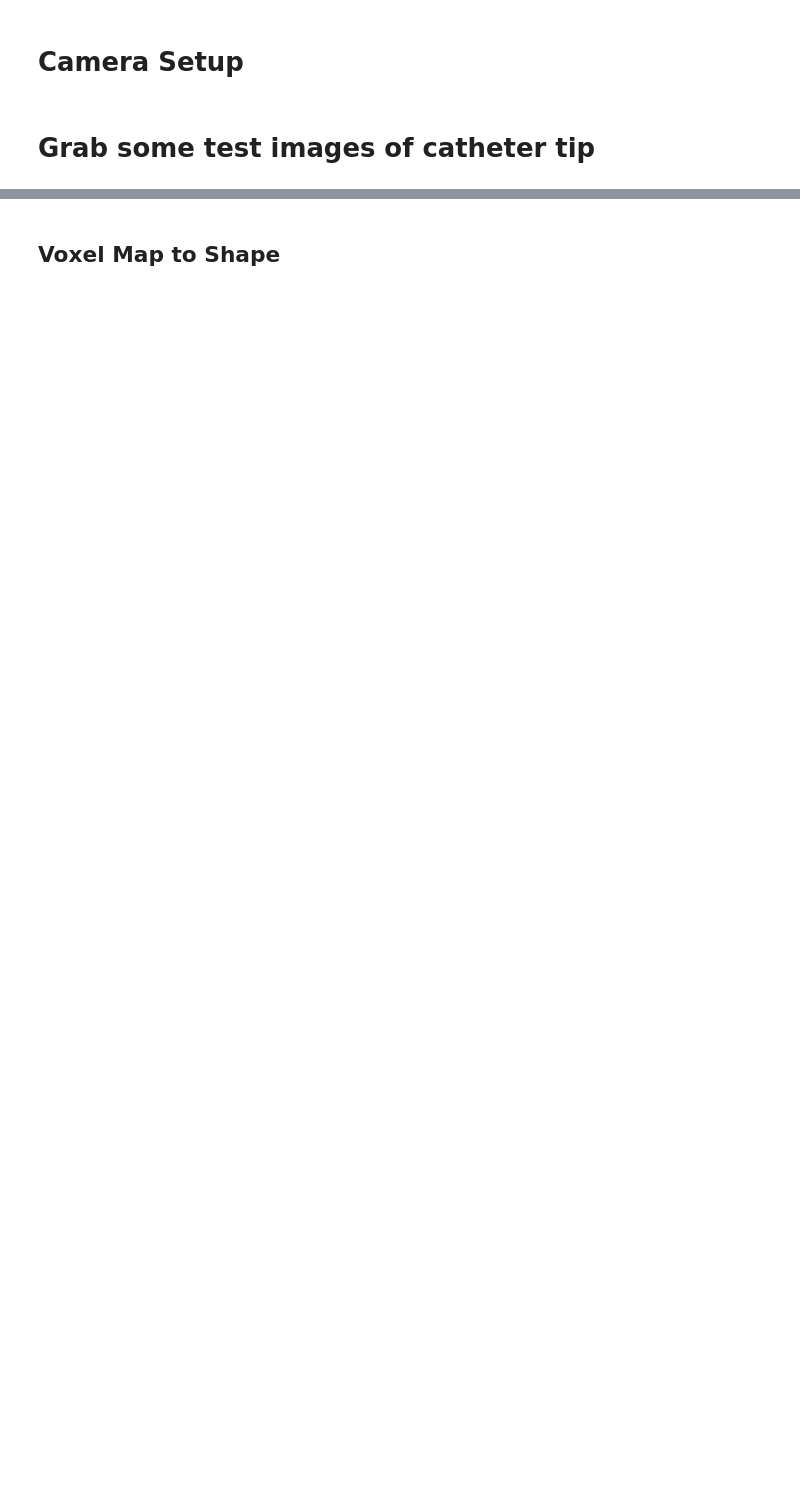
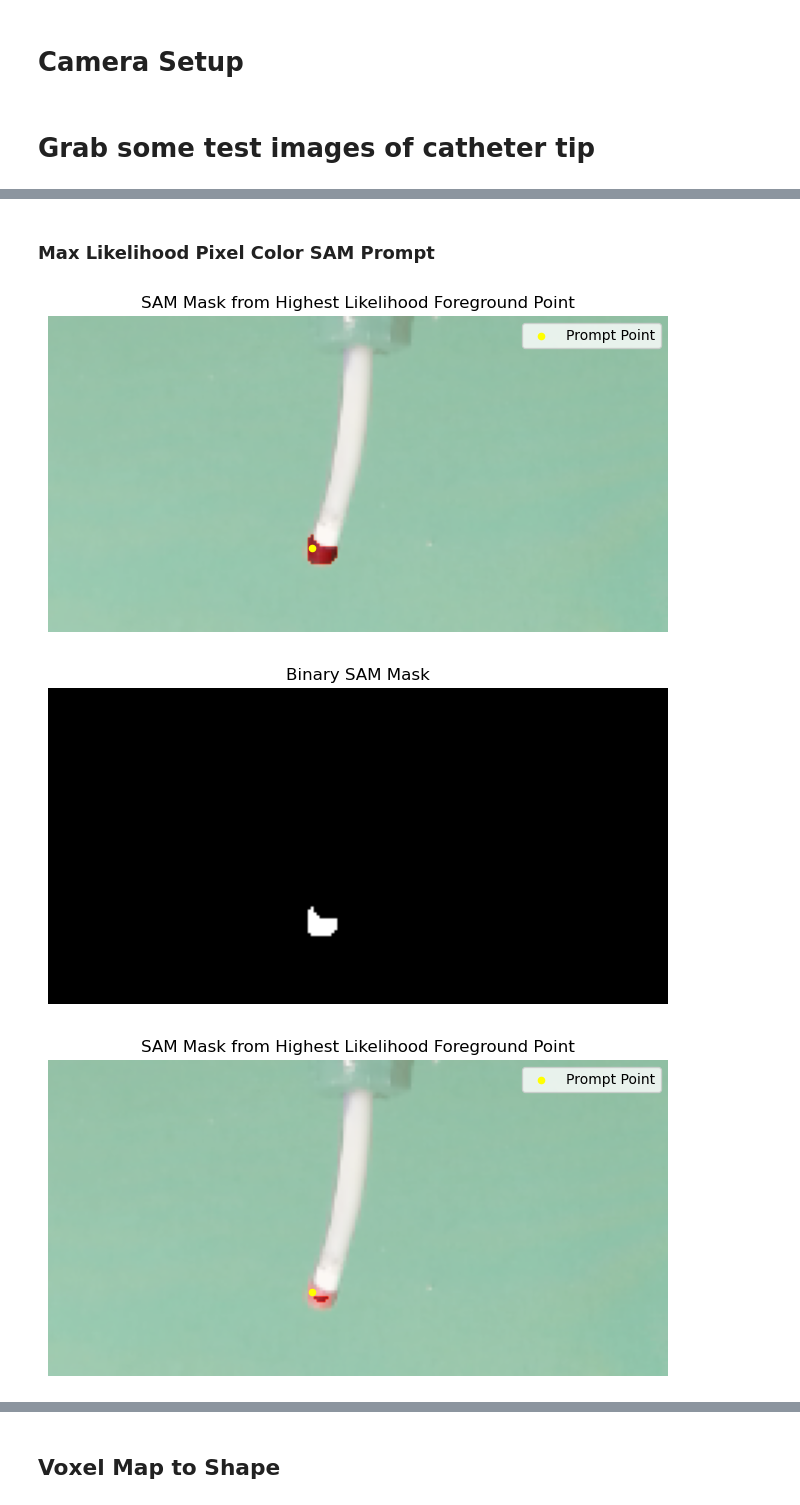
Before and after one commit to jasonkglim/Catheter-Perception, a Jupyter notebook: scripts/catheter_pose_estimation.ipynb, the cells around one changed output, grey strips where cells are left out. Saved outputs shown, nothing was run; the diff lists cells and outputs as text; code cells hidden in the pictures; blank space fills up the shorter version.

```diff
--- a/scripts/catheter_pose_estimation.ipynb
+++ b/scripts/catheter_pose_estimation.ipynb
@@ -222,0 +719,56 @@ for cam_num, (img0_path, img1_path) in enumerate(zip(cam0_img_path, cam1_img_pat
+# %% [markdown]
+### Max Likelihood Pixel Color SAM Prompt
+# %%
+from segment_anything import sam_model_registry, SamPredictor
+# Use the highest likelihood foreground point as a prompt for SAM
+input_point = np.array([[max_x, max_y]])
+input_label = np.array([1])  # 1 for foreground
+# Load SAM model
+checkpoint_path = "C:\\Users\\jlim\\Documents\\GitHub\\segment-anything\\models\\sam_vit_b_01ec64.pth"
+model_type = "vit_b"
+sam = sam_model_registry[model_type](checkpoint=checkpoint_path)
+# sam.to("cuda" if torch.cuda.is_available() else "cpu")
+sam.to("cpu")
+sam_predictor = SamPredictor(sam)
+sam_predictor.set_image(test_image)
+
+sam_masks, scores, logits = sam_predictor.predict(
+    point_coords=input_point,
+    point_labels=input_label,
+    multimask_output=False
+)
+
+# Visualize the SAM mask result
+plt.figure(figsize=(8, 6))
+plt.imshow(cv2.cvtColor(test_image, cv2.COLOR_BGR2RGB))
+plt.imshow(sam_masks[0], alpha=0.5, cmap='Reds')
+plt.scatter([max_x], [max_y], color='yellow', s=20, label='Prompt Point')
+plt.title('SAM Mask from Highest Likelihood Foreground Point')
+plt.legend()
+plt.axis('off')
+plt.show()
+
+# Visualize binary SAM mask
+plt.figure(figsize=(8, 6))
+plt.imshow(sam_masks[0], cmap='gray')
+plt.title('Binary SAM Mask')
+plt.axis('off')
+plt.show()
+
+# Perform erosion on the SAM mask
+kernel = np.ones((5, 5), np.uint8)  # Define a 5x5 kernel
+eroded_mask = cv2.erode(sam_masks[0].astype(np.uint8), kernel, iterations=1)
+
+# Visualize the eroded mask
+plt.figure(figsize=(8, 6))
+plt.imshow(cv2.cvtColor(test_image, cv2.COLOR_BGR2RGB))
+plt.imshow(eroded_mask, alpha=0.5, cmap='Reds')
+plt.scatter([max_x], [max_y], color='yellow', s=20, label='Prompt Point')
+plt.title('SAM Mask from Highest Likelihood Foreground Point')
+plt.legend()
+plt.axis('off')
+plt.show()
+# %% [output]
+[figure, added]
+[figure, added]
+[figure, added]
```
Also changed, not shown: parts of 40 cells of this notebook, 20 other files.
